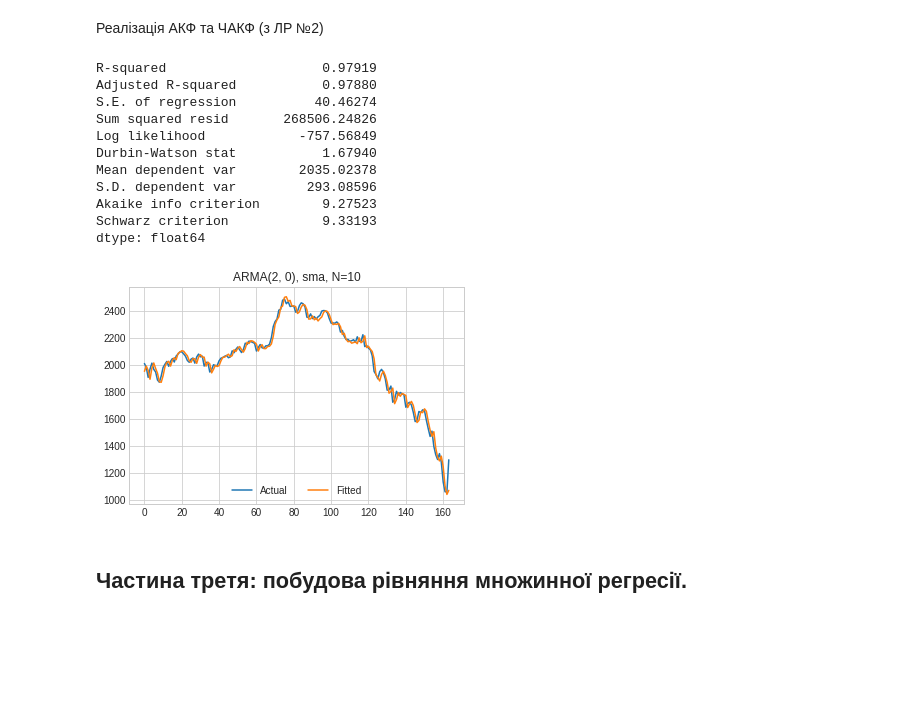
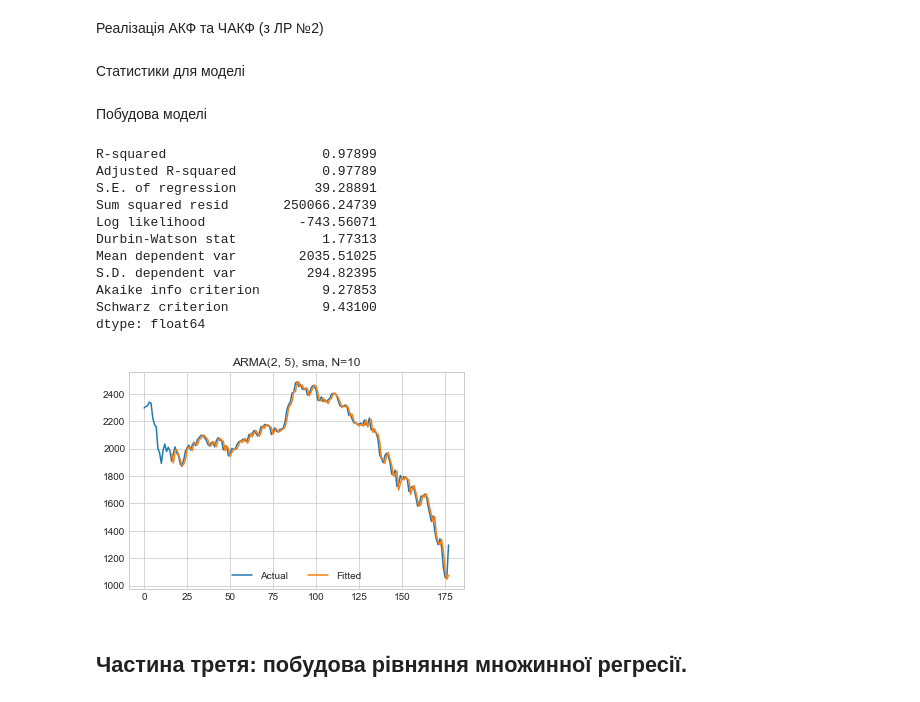
Before and after one commit to andrii0yerko/timeseries_iasa, a Jupyter notebook: lab3.ipynb, the cells around one changed output. Saved outputs shown, nothing was run; the diff lists cells and outputs as text; code cells hidden in the pictures; blank space fills up the shorter version.

```diff
--- a/lab3.ipynb
+++ b/lab3.ipynb
@@ -105,6 +105,8 @@ def EMA(data, N, return_weights=False):
     ema = data.rolling(N).apply(lambda window: (w * window).sum() / sum(w))
     ema.name += f' EMA (N={N})'
     return (ema, w) if return_weights else ema
+# %% [markdown]
+Статистики для моделі
 # %%
 def sum_squared_error(y_true, y_pred):
     return ((y_true - y_pred)**2).sum()
@@ -141,10 +143,14 @@ def ModelEstimation(y_true, y_pred, ARMA):
         'Akaike info criterion': akaike(y_true, y_pred, ARMA),
         'Schwarz criterion': schwarz(y_true, y_pred, ARMA)
     })
+# %% [markdown]
+Побудова моделі
 # %%
-def ARMA(y, ma_window, ma_type, pacf_tolerance=0.2, method='residuals'):
+def ARMA(y, ma_window, ma_type, pacf_tolerance=None, method='residuals'):
     pacf = PACF(y, maxlag=12)
     N = ma_window
+    if pacf_tolerance is None:
+        pacf_tolerance = 1.96 / np.sqrt(len(y))
     try:
         p = np.where(abs(PACF(rts1, maxlag=12)) >= pacf_tolerance)[0].max()+1
     except ValueError:
@@ -158,49 +164,53 @@ def ARMA(y, ma_window, ma_type, pacf_tolerance=0.2, method='residuals'):
         try:
             q = np.where(abs(PACF(residuals, maxlag=12)) >= pacf_tolerance)[0].max()+1
         except ValueError:
-            q = 0
+            q = 1
         if ma_type == 'sma':
-            ma = SMA(residuals, N)[N:]
+            ma = SMA(residuals, N)
         elif ma_type == 'ema':
-            ma = EMA(residuals, N)[N:]
+            ma = EMA(residuals, N)
         else: raise ValueError('unknown Moving Average type')
-        diff = len(y)-len(ma)
-        y_trim = y[diff:]
-        X = np.ones((len(y_trim)-max(p, q), p+q+1))
+        ma = ma.dropna()
+        actual = y[ma.index[0]:]
+        X = np.ones((len(actual)-max(p, q), p+q+1))
         for k in range(1, p+1):
-            X[:, k] = y_trim[max(p, q)-k:-k]
+            X[:, k] = actual[max(p, q)-k:-k]
         for k in range(1, q+1):
             X[:, p+k] = ma[max(p, q)-k:-k]
-        a_coef = np.linalg.pinv(X.T @ X) @ X.T @ (y_trim - ma)[max(p, q):]
-        return {'prediction': X @ a_coef + ma[max(p, q):],
+        a_coef = np.linalg.pinv(X.T @ X) @ X.T @ (actual - ma)[max(p, q):]
+        fitted = X @ a_coef + ma[max(p, q):]
+        fitted.name += ' fitted'
+        return {'actual': actual[max(p, q):],
+                'fitted': fitted,
                 'coefficients': a_coef,
+                'residuals': residuals,
+                'moving_average': ma,
                 'model_order': (p, q)}
 # %%
 model_params = {
     'y': rts1,
     'ma_window': 10,
     'ma_type': 'sma'
 }
-estim = ARMA( **model_params)
-start_index = estim['prediction'].index.start
-plt.plot(model_params['y'].values[start_index:], label='Actual')
-plt.plot(estim['prediction'].values, label='Fitted')
+estim = ARMA(**model_params)
+plt.plot(model_params['y'], label='Actual')
+plt.plot(estim['fitted'], label='Fitted')
 plt.title(f'ARMA{estim["model_order"]}, {model_params["ma_type"]}, N={model_params["ma_window"]}')
 plt.legend(loc='lower center', ncol=2)
-print(ModelEstimation(model_params['y'][start_index:].values, estim['prediction'].values, estim['model_order']))
+print(ModelEstimation(estim['actual'].values, estim['fitted'].values, estim['model_order']))
 # %% [output]
-R-squared                    0.97919
-Adjusted R-squared           0.97880
-S.E. of regression          40.46274
-Sum squared resid       268506.24826
-Log likelihood            -757.56849
-Durbin-Watson stat           1.67940
-Mean dependent var        2035.02378
-S.D. dependent var         293.08596
-Akaike info criterion        9.27523
-Schwarz criterion            9.33193
+R-squared                    0.97899
+Adjusted R-squared           0.97789
+S.E. of regression          39.28891
+Sum squared resid       250066.24739
+Log likelihood            -743.56071
+Durbin-Watson stat           1.77313
+Mean dependent var        2035.51025
+S.D. dependent var         294.82395
+Akaike info criterion        9.27853
+Schwarz criterion            9.43100
 dtype: float64
-[figure, old version]
+[figure, new version]
 # %% [markdown]
 ## Частина третя: побудова рівняння множинної регресії.
 # %%
```
Also changed, not shown: parts of 9 cells of this notebook, 1 other file.
